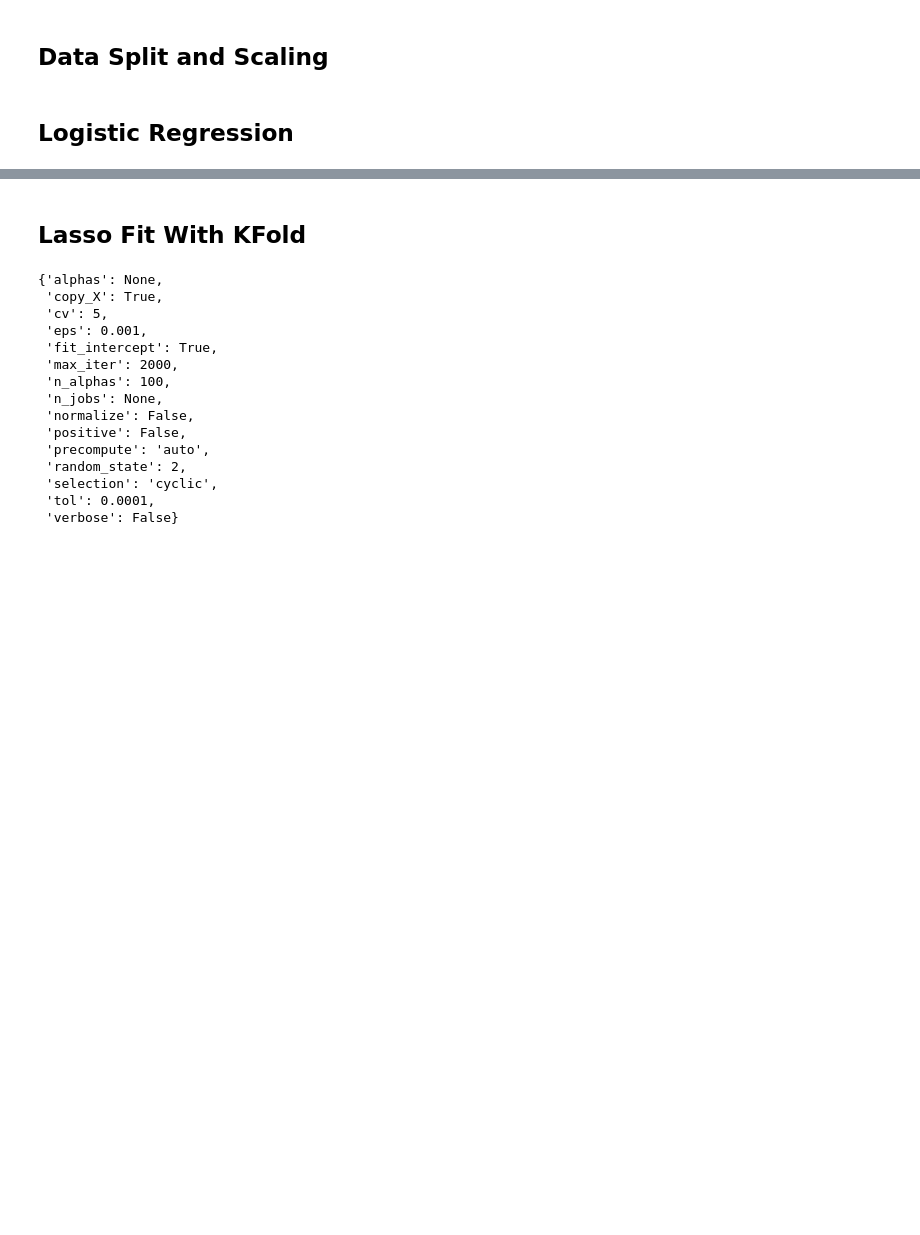
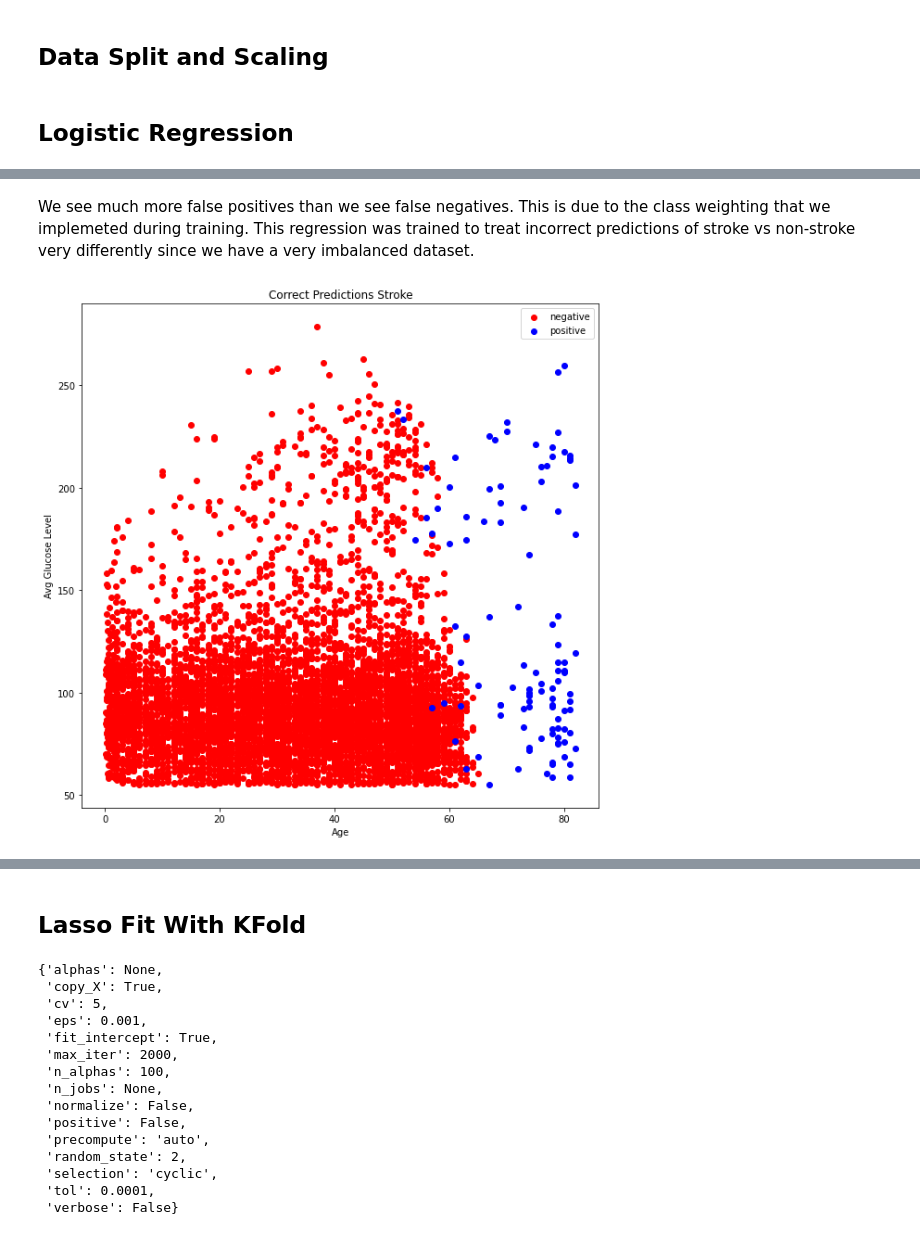
Before and after one commit to DylanShadduckUCD/STA208, a Jupyter notebook: Final Project/Final Project.ipynb, the cells around one changed output, grey strips where cells are left out. Drawn from its saved outputs; the diff is of its cells as text; code cells hidden in the pictures; blank space fills up the shorter version.

```diff
--- a/Final Project/Final Project.ipynb
+++ b/Final Project/Final Project.ipynb
@@ -260,0 +283,20 @@ plt.plot()
+# %% [markdown]
+We see much more false positives than we see false negatives. This is due to the class weighting that we implemeted during training. This regression was trained to treat incorrect predictions of stroke vs non-stroke very differently since we have a very imbalanced dataset.
+# %%
+# Plotting the correctly labeled data
+true_pred_x = scaler.inverse_transform(X_test[log_pred == y_test])
+true_pred = log_pred[log_pred == y_test]
+true_neg = pd.DataFrame(true_pred_x[true_pred == 0], columns=list(X.columns))
+true_pos = pd.DataFrame(true_pred_x[true_pred == 1], columns=list(X.columns))
+
+# Plotting age on the x axis and glucose on the y axis
+plt.figure(figsize=(10,10))
+plt.scatter(true_neg["age"], true_neg["avg_glucose_level"], label="negative", color="r")
+plt.scatter(true_pos["age"], true_pos["avg_glucose_level"], label="positive", color="b")
+plt.xlabel("Age")
+plt.ylabel("Avg Glucose Level")
+plt.title("Correct Predictions Stroke")
+plt.legend()
+plt.show()
+# %% [output]
+[figure, added]
```
Also changed, not shown: parts of 11 cells of this notebook.
